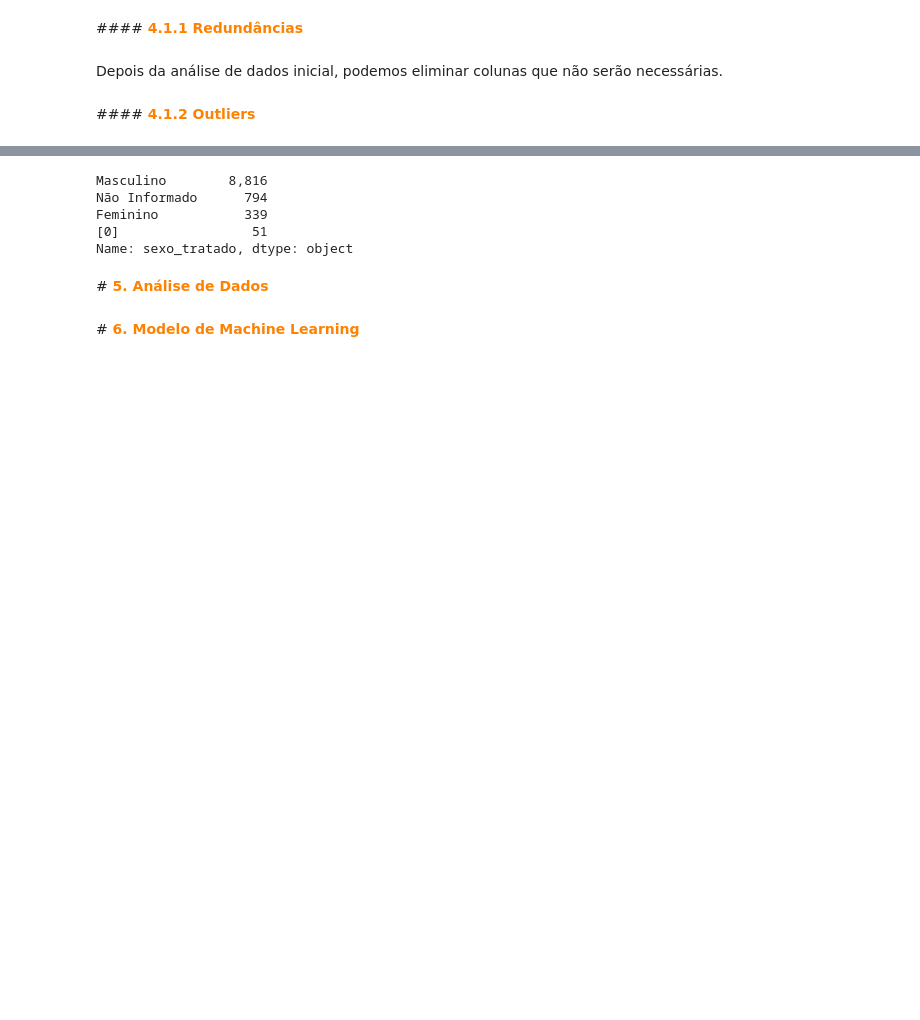
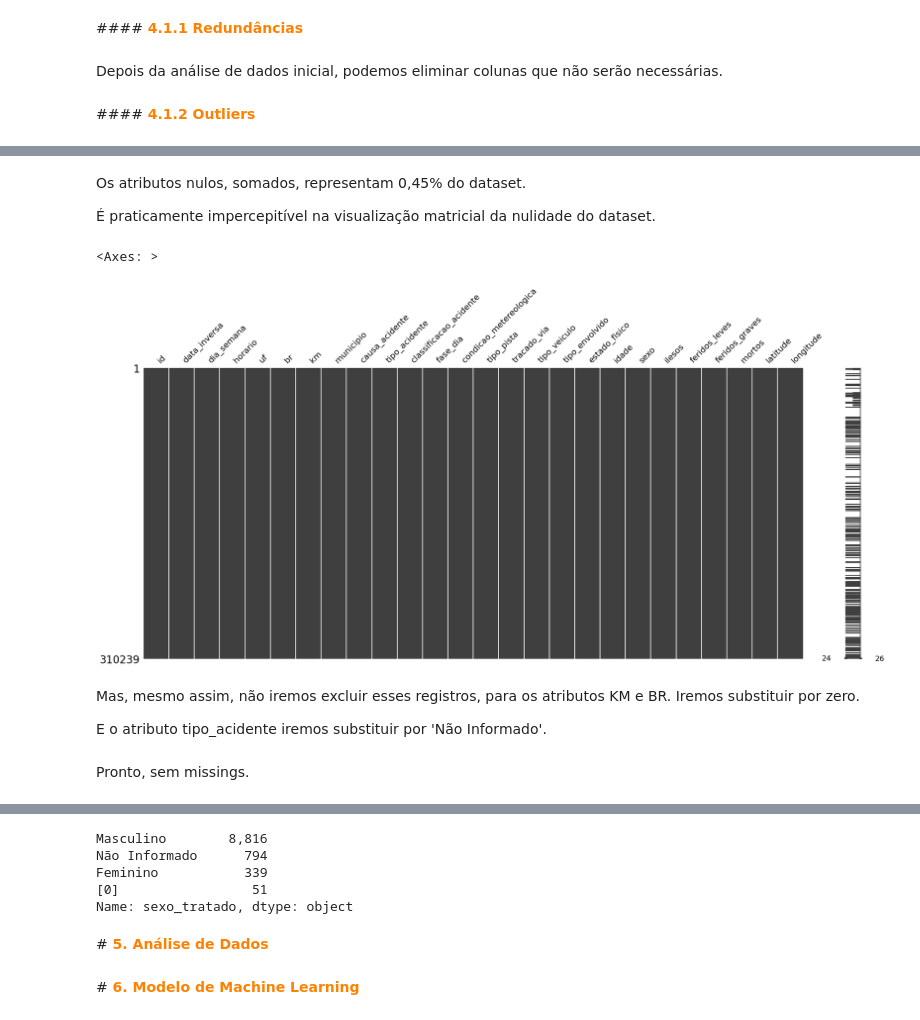
Before and after one commit to gabrielmprata/MVP_Sprint01_Puc_Rio, a Jupyter notebook: MVP_Analise_de_Dados_e_boas_praticas.ipynb, the cells around one changed output, grey strips where cells are left out. Saved outputs shown, nothing was run; the diff lists cells and outputs as text; code cells hidden in the pictures; blank space fills up the shorter version.

```diff
--- a/MVP_Analise_de_Dados_e_boas_praticas.ipynb
+++ b/MVP_Analise_de_Dados_e_boas_praticas.ipynb
@@ -891,0 +988,13 @@ A próxima etapa sera o tratamento de missings, mas para esse atributo, vamos ap
+# %% [markdown]
+Os atributos nulos, somados, representam 0,45% do dataset.
+>
+É praticamente impercepitível na visualização matricial da nulidade do dataset.
+# %%
+ms.matrix(acidentes)
+# %% [output]
+<Axes: >
+[figure, added]
+# %% [markdown]
+Mas, mesmo assim, não iremos excluir esses registros, para os atributos KM e BR. Iremos substituir por zero.
+>
+E o atributo tipo_acidente iremos substituir por 'Não Informado'.
@@ -891,0 +1011,2 @@ A próxima etapa sera o tratamento de missings, mas para esse atributo, vamos ap
+# %% [markdown]
+Pronto, sem missings.
```
Also changed, not shown: parts of 71 cells of this notebook.
